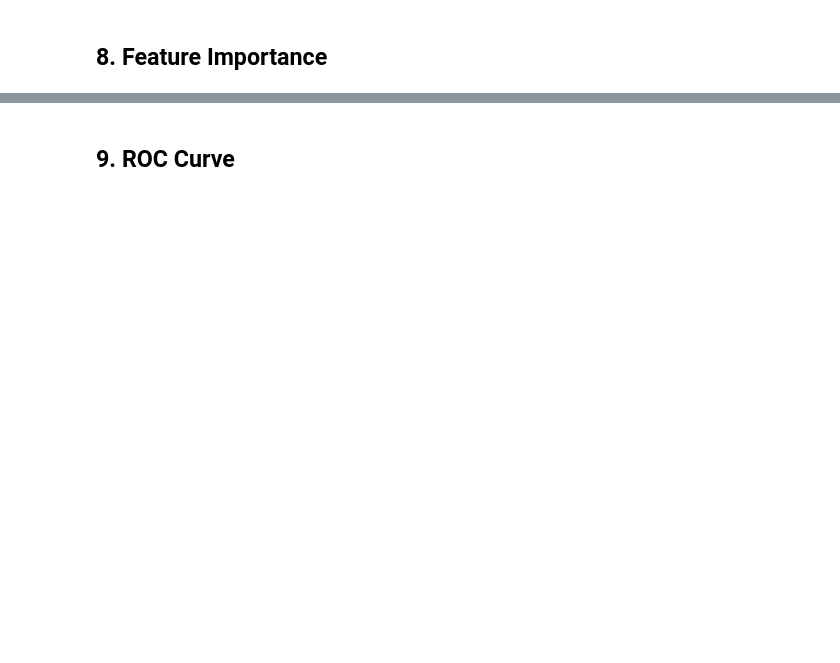
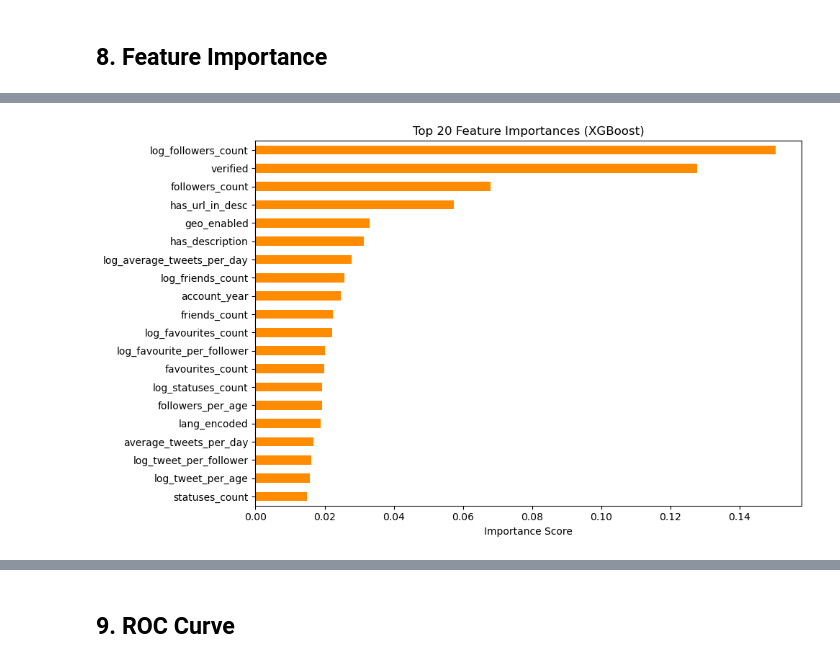
Before and after one commit to haunk/Twitter-Bot-account-prediction, a Jupyter notebook: twitter_bot_detection.ipynb, the cells around one changed output, grey strips where cells are left out. Drawn from its saved outputs; the diff is of its cells as text; code cells hidden in the pictures; blank space fills up the shorter version.

```diff
--- a/twitter_bot_detection.ipynb
+++ b/twitter_bot_detection.ipynb
@@ -402,0 +501,20 @@ plt.show()
+# %%
+# ── Re-train XGBoost on full train set for feature importance
+# Remove early_stopping_rounds — no eval_set when training on full data
+xgb_params_full = {k: v for k, v in xgb_params.items() if k != 'early_stopping_rounds'}
+xgb_full = xgb.XGBClassifier(**xgb_params_full)
+xgb_full.fit(X, y)
+
+# ── Get feature importances ───────────────────────────────────────────────────
+xgb_imp = pd.Series(xgb_full.feature_importances_, index=FEATURE_COLS)
+xgb_imp = xgb_imp.sort_values(ascending=False).head(20)
+
+# ── Plot ──────────────────────────────────────────────────────────────────────
+plt.figure(figsize=(10, 6))
+xgb_imp.sort_values().plot(kind='barh', color='darkorange')
+plt.title('Top 20 Feature Importances (XGBoost)')
+plt.xlabel('Importance Score')
+plt.tight_layout()
+plt.show()
+# %% [output]
+[figure, added]
```
Also changed, not shown: parts of 14 cells of this notebook, 2 other files.
